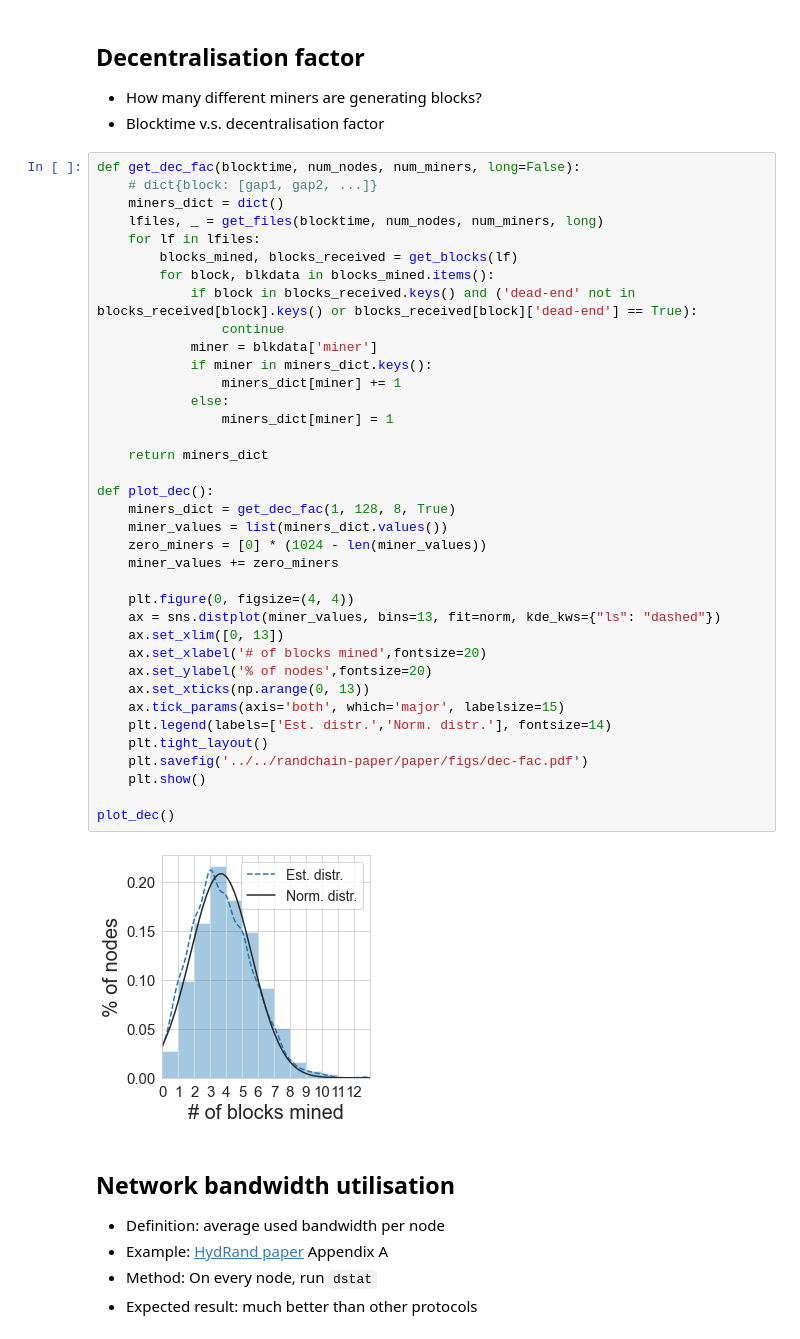
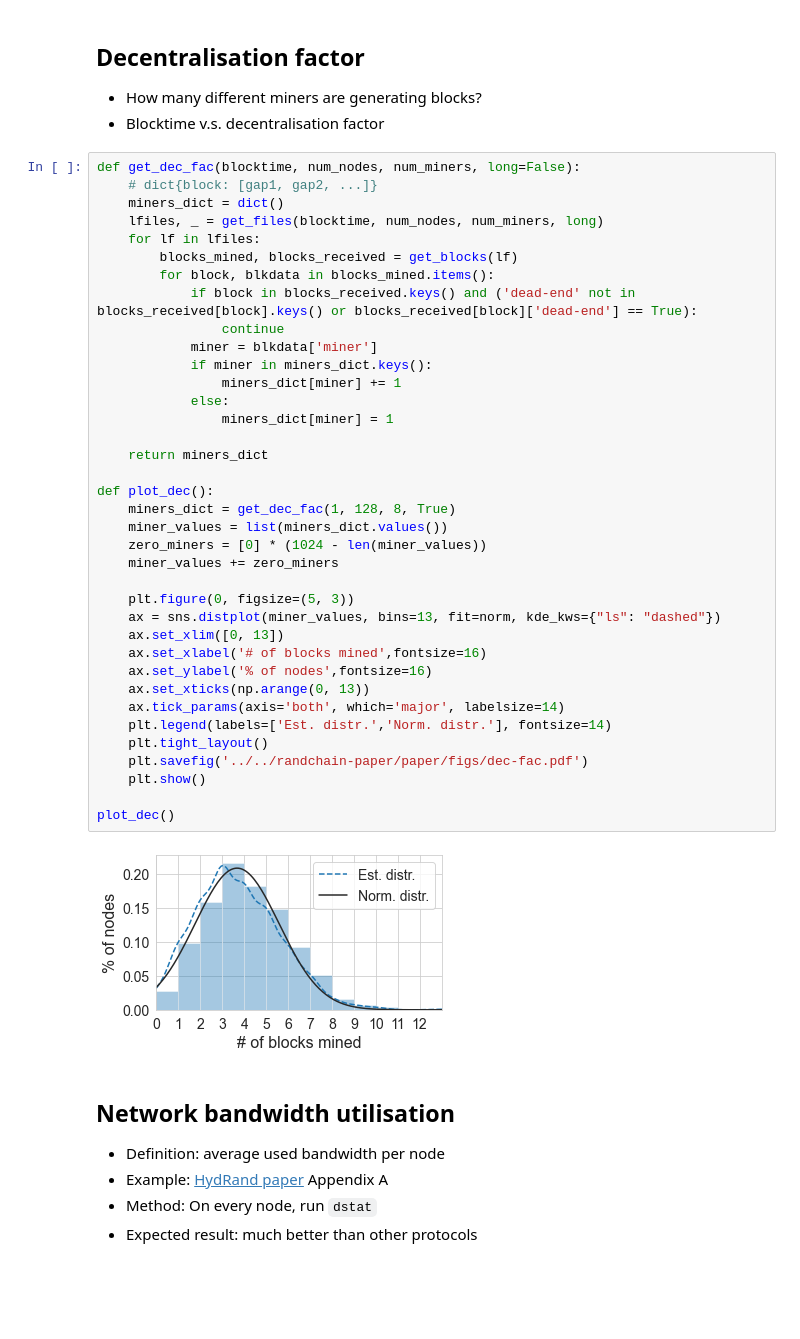
Before and after one commit to rand-chain/rust-randchain-prototype, a Jupyter notebook: evaluation/analysis.ipynb, the cells around one changed output. Drawn from its saved outputs; the diff is of its cells as text; blank space fills up the shorter version.

Commit message:
resize labels/ticks/legends in figs

```diff
--- a/evaluation/analysis.ipynb
+++ b/evaluation/analysis.ipynb
@@ -180,38 +180,38 @@ def get_dec_fac(blocktime, num_nodes, num_miners, long=False):
     lfiles, _ = get_files(blocktime, num_nodes, num_miners, long)
     for lf in lfiles:
         blocks_mined, blocks_received = get_blocks(lf)
         for block, blkdata in blocks_mined.items():
             if block in blocks_received.keys() and ('dead-end' not in blocks_received[block].keys() or blocks_received[block]['dead-end'] == True):
                 continue
             miner = blkdata['miner']
             if miner in miners_dict.keys():
                 miners_dict[miner] += 1
             else:
                 miners_dict[miner] = 1
 
     return miners_dict
 
 def plot_dec():
     miners_dict = get_dec_fac(1, 128, 8, True)
     miner_values = list(miners_dict.values())
     zero_miners = [0] * (1024 - len(miner_values))
     miner_values += zero_miners
 
-    plt.figure(0, figsize=(4, 4))
+    plt.figure(0, figsize=(5, 3))
     ax = sns.distplot(miner_values, bins=13, fit=norm, kde_kws={"ls": "dashed"})
     ax.set_xlim([0, 13])
-    ax.set_xlabel('# of blocks mined',fontsize=20)
-    ax.set_ylabel('% of nodes',fontsize=20)
+    ax.set_xlabel('# of blocks mined',fontsize=16)
+    ax.set_ylabel('% of nodes',fontsize=16)
     ax.set_xticks(np.arange(0, 13))
-    ax.tick_params(axis='both', which='major', labelsize=15)
+    ax.tick_params(axis='both', which='major', labelsize=14)
     plt.legend(labels=['Est. distr.','Norm. distr.'], fontsize=14)
     plt.tight_layout()
     plt.savefig('../../randchain-paper/paper/figs/dec-fac.pdf')
     plt.show()
 
 plot_dec()
 # %% [output]
-[figure, old version]
+[figure, new version]
 # %% [markdown]
 ## Network bandwidth utilisation
 
```
Also changed, not shown: parts of 1 cell of this notebook.
